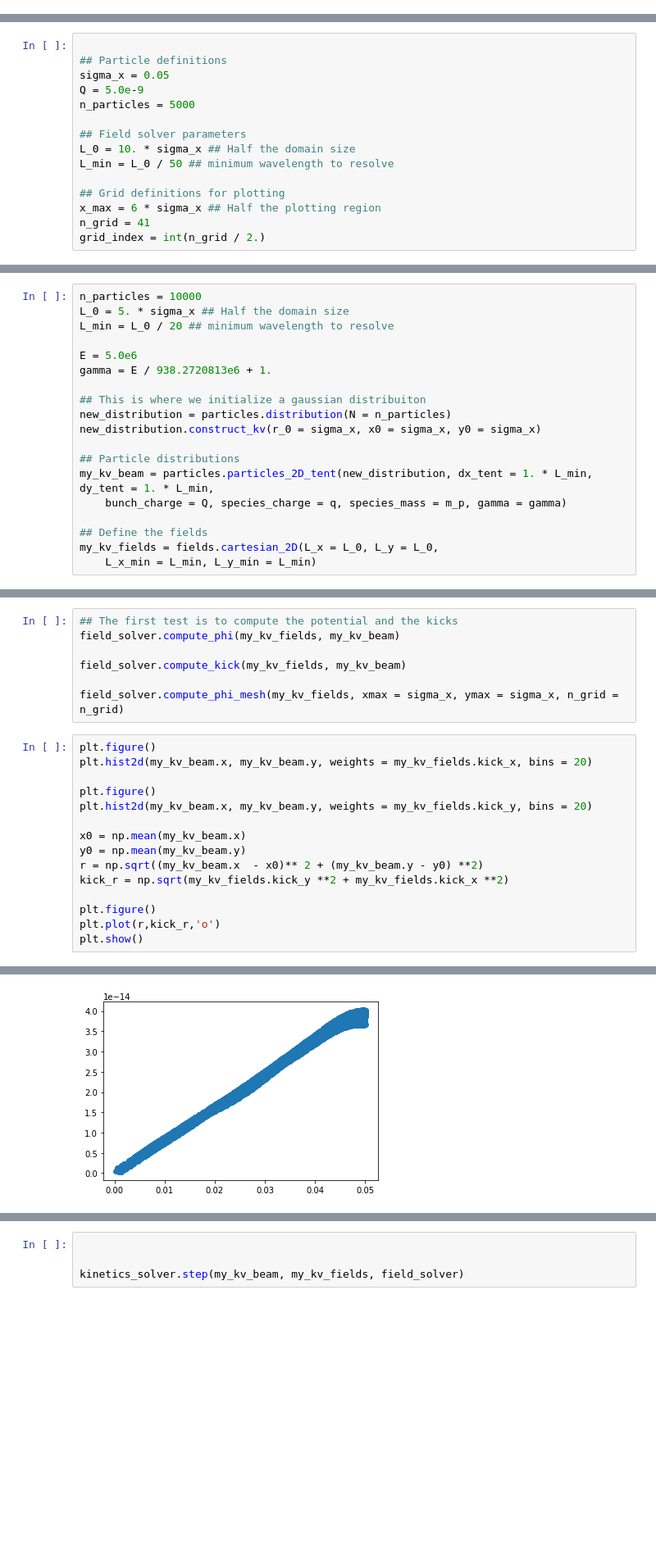
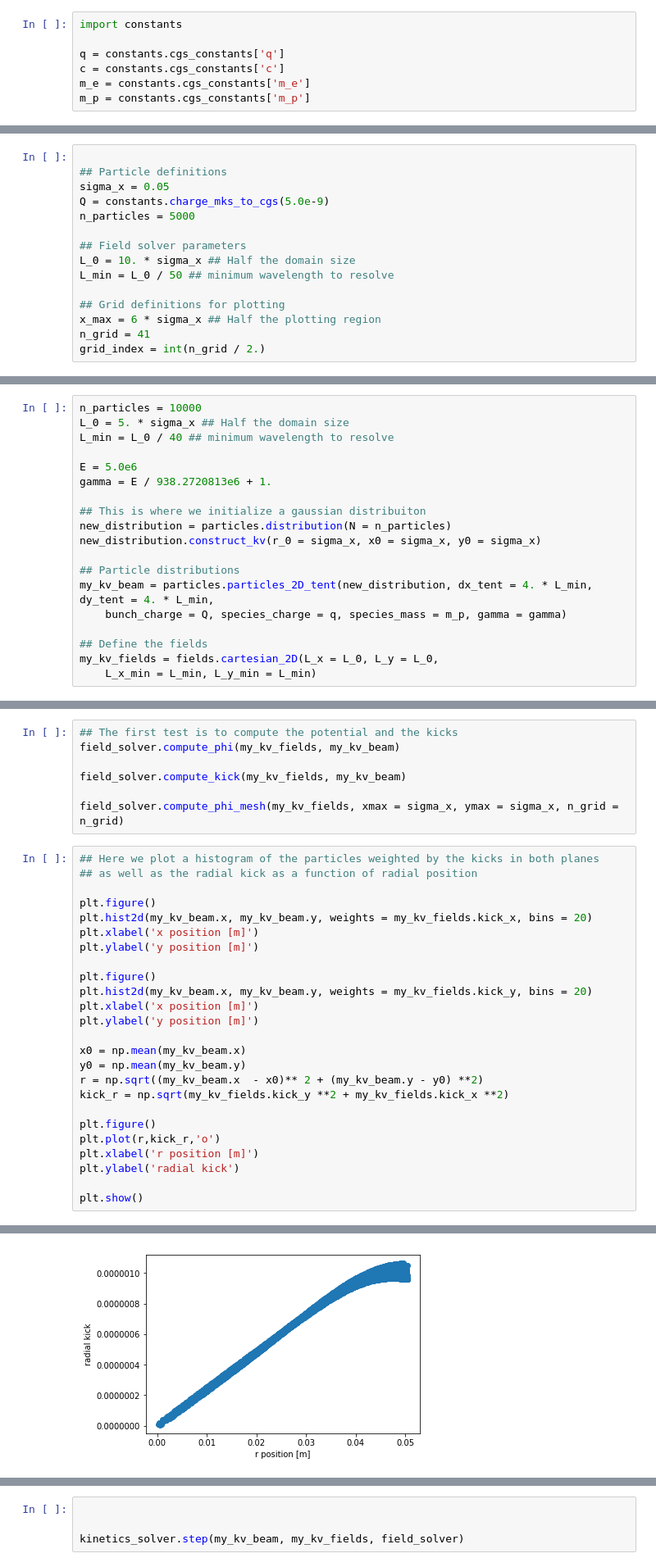
Before and after one commit to radiasoft/rsrespic, a Jupyter notebook: development/shell_gaussian_tests.ipynb, the cells around one changed output, grey strips where cells are left out. Shown: that part at 82% size. Cells and saved outputs as stored; diff of their text form; blank space fills up the shorter version.

```diff
--- a/development/shell_gaussian_tests.ipynb
+++ b/development/shell_gaussian_tests.ipynb
@@ -13,3 +9,10 @@ from scipy.constants import elementary_charge as q
+# %%
+import constants
+
+q = constants.cgs_constants['q']
+c = constants.cgs_constants['c']
+m_e = constants.cgs_constants['m_e']
+m_p = constants.cgs_constants['m_p']
 # %%
 import solvers
 import particles
@@ -27,7 +30,7 @@ The order of operations are as follows
 
 ## Particle definitions
 sigma_x = 0.05
-Q = 5.0e-9
+Q = constants.charge_mks_to_cgs(5.0e-9)
 n_particles = 5000
 
 ## Field solver parameters
@@ -108,7 +111,7 @@ The workfow is the following
 # %%
 n_particles = 10000
 L_0 = 5. * sigma_x ## Half the domain size
-L_min = L_0 / 20 ## minimum wavelength to resolve
+L_min = L_0 / 40 ## minimum wavelength to resolve
 
 E = 5.0e6
 gamma = E / 938.2720813e6 + 1.
@@ -118,7 +121,7 @@ new_distribution = particles.distribution(N = n_particles)
 new_distribution.construct_kv(r_0 = sigma_x, x0 = sigma_x, y0 = sigma_x)
 
 ## Particle distributions
-my_kv_beam = particles.particles_2D_tent(new_distribution, dx_tent = 1. * L_min, dy_tent = 1. * L_min,
+my_kv_beam = particles.particles_2D_tent(new_distribution, dx_tent = 4. * L_min, dy_tent = 4. * L_min,
     bunch_charge = Q, species_charge = q, species_mass = m_p, gamma = gamma)
 
 ## Define the fields
@@ -139,11 +144,18 @@ field_solver.compute_kick(my_kv_fields, my_kv_beam)
 
 field_solver.compute_phi_mesh(my_kv_fields, xmax = sigma_x, ymax = sigma_x, n_grid = n_grid)
 # %%
+## Here we plot a histogram of the particles weighted by the kicks in both planes
+## as well as the radial kick as a function of radial position
+
 plt.figure()
 plt.hist2d(my_kv_beam.x, my_kv_beam.y, weights = my_kv_fields.kick_x, bins = 20)
+plt.xlabel('x position [m]')
+plt.ylabel('y position [m]')
 
 plt.figure()
 plt.hist2d(my_kv_beam.x, my_kv_beam.y, weights = my_kv_fields.kick_y, bins = 20)
+plt.xlabel('x position [m]')
+plt.ylabel('y position [m]')
 
 x0 = np.mean(my_kv_beam.x)
 y0 = np.mean(my_kv_beam.y)
@@ -152,5 +164,8 @@ kick_r = np.sqrt(my_kv_fields.kick_y **2 + my_kv_fields.kick_x **2)
 
 plt.figure()
 plt.plot(r,kick_r,'o')
+plt.xlabel('r position [m]')
+plt.ylabel('radial kick')
+
 plt.show()
 # %% [output]
@@ -159,2 +174,2 @@ plt.show()
-[figure, old version]
+[figure, new version]
 # %%
```
Also changed, not shown: parts of 11 cells of this notebook, 3 other files.
